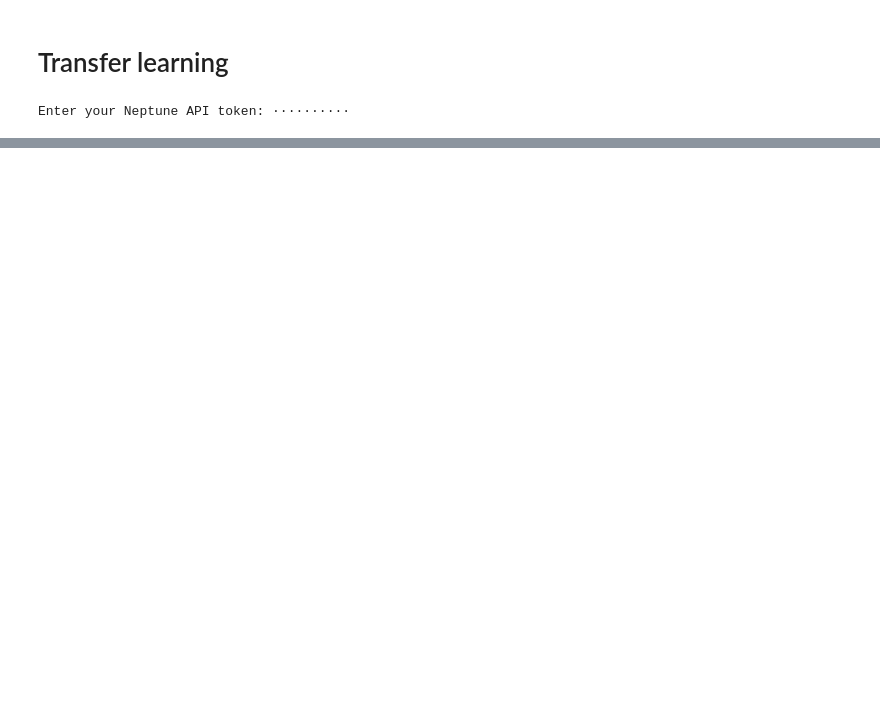
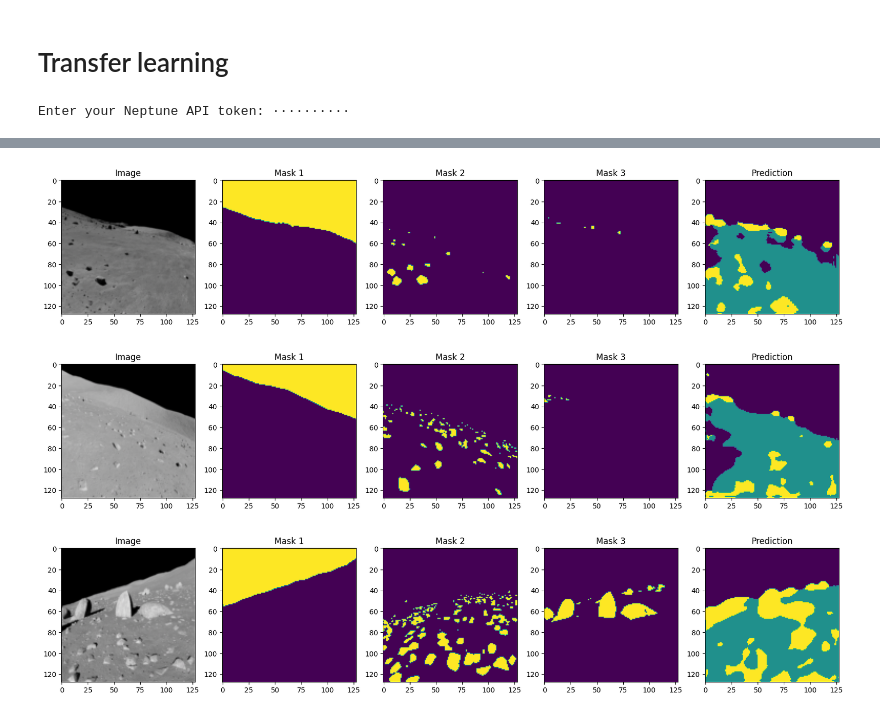
Before and after one commit to michalinahulak/lunar_landscape_segmentation, a Jupyter notebook: Lunar_landscape.ipynb, the cells around one changed output, grey strips where cells are left out. Drawn from its saved outputs; the diff is of its cells as text; code cells hidden in the pictures; blank space fills up the shorter version.

```diff
--- a/Lunar_landscape.ipynb
+++ b/Lunar_landscape.ipynb
@@ -205,7 +187,22 @@ run["parameters"] = {
     "epochs": 3,
 }
 
-# Pętla trenowania
+model = smp.Unet(
+    encoder_name='resnet50',
+    encoder_weights='imagenet',
+    in_channels=3,
+    classes=3
+)
+
+criterion = nn.CrossEntropyLoss()
+optimizer = torch.optim.Adam(model.parameters(), lr=0.001)
+
+# Setting the device
+device = torch.device("cuda" if torch.cuda.is_available() else "cpu")
+model = model.to(device)
+
+# Training loop
+epochs = 3
 for epoch in range(epochs):
     # Ustalenie modelu w trybie treningowym
     model.train()
@@ -271,0 +277,40 @@ Epoch: 1/3, Loss: 0.0101, Val Loss: 0.0022
+# %%
+model.eval()
+
+random_indices = random.sample(range(len(test_loader.dataset)), 3)
+
+for index in random_indices:
+    image, mask = test_loader.dataset[index]
+
+    # Przenosimy dane na urządzenie (CPU lub GPU)
+    image = image.to(device)
+    mask = mask.to(device)
+
+    # Generujemy predykcję modelu dla wybranego zdjęcia
+    prediction = model(image.unsqueeze(0))
+
+    mask_threshold = 0.4  # Próg do przekształcenia maski
+
+    # Przekształcenie maski na etykiety klas
+    mask = (mask >= mask_threshold).type(torch.uint8)
+
+    # Przekształcenie predykcji na wartości prawdopodobieństwa
+    prediction = torch.softmax(prediction, dim=1).squeeze().cpu().detach().numpy()
+
+    fig, axes = plt.subplots(1, 5, figsize=(20, 5))
+    axes[0].imshow(image.permute(1, 2, 0))
+    axes[0].set_title('Image')
+    axes[1].imshow(mask[0])
+    axes[1].set_title('Mask 1')
+    axes[2].imshow(mask[1])
+    axes[2].set_title('Mask 2')
+    axes[3].imshow(mask[2])
+    axes[3].set_title('Mask 3')
+    axes[4].imshow(prediction.argmax(axis=0))
+    axes[4].set_title('Prediction')
+
+    plt.show()
+# %% [output]
+[figure, added]
+[figure, added]
+[figure, added]
```
Also changed, not shown: parts of 10 cells of this notebook.
